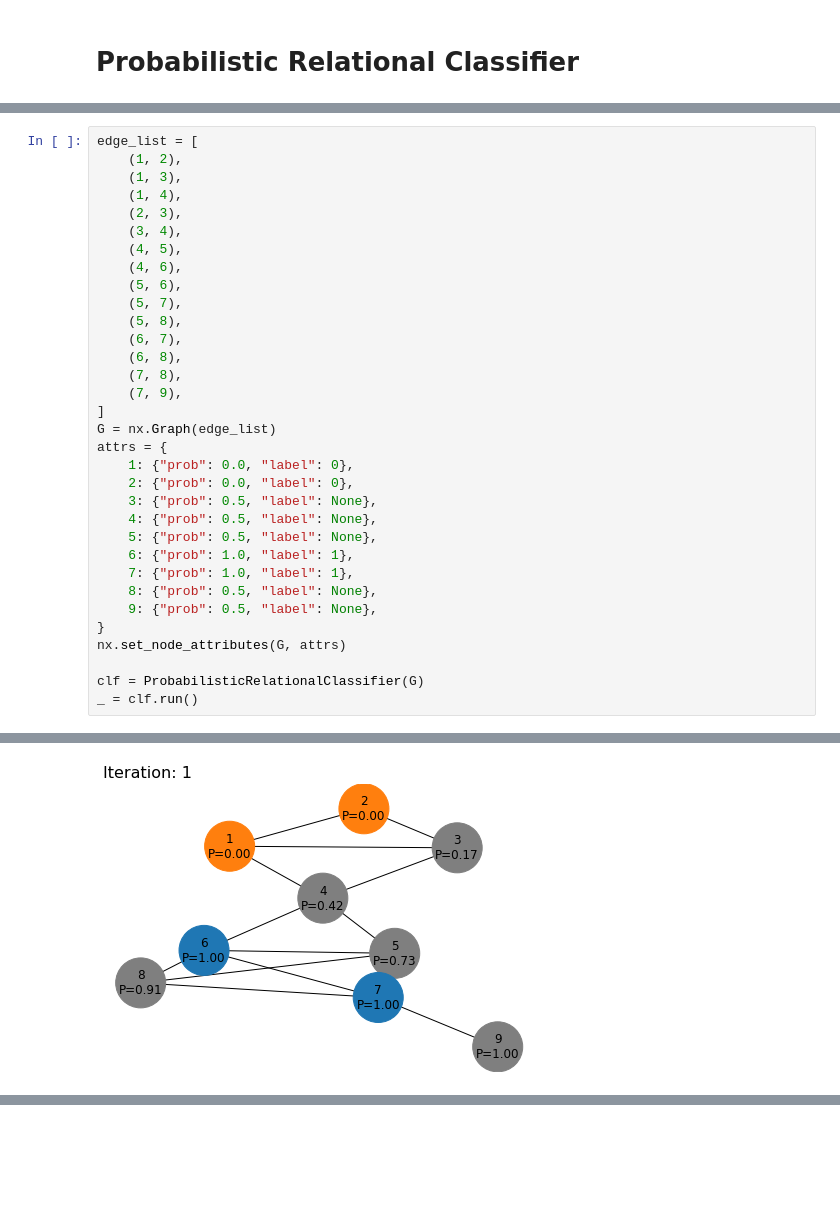
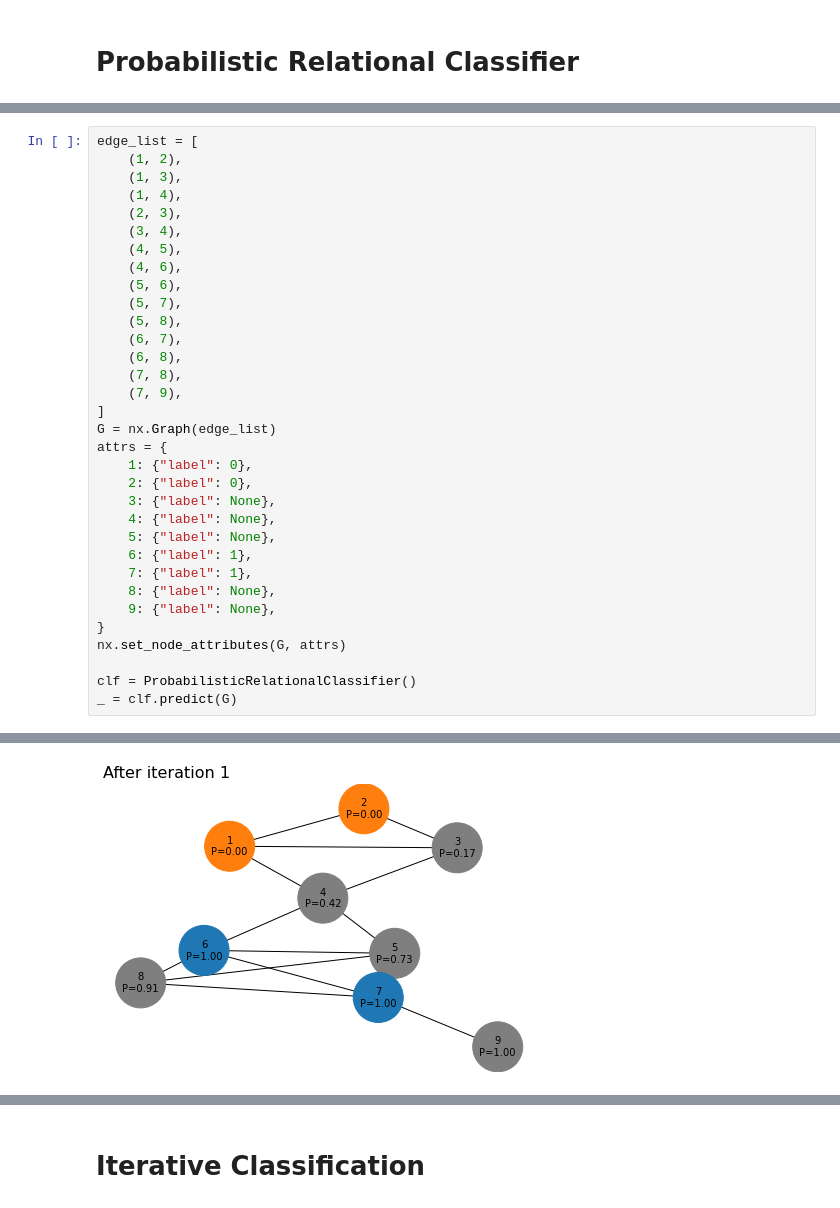
Before and after one commit to mnslarcher/cs224w-slides-to-code, a Jupyter notebook: notebooks/05-label-propagation-for-node-classification.ipynb, the cells around one changed output, grey strips where cells are left out. Saved outputs shown, nothing was run; the diff lists cells and outputs as text; blank space fills up the shorter version.

```diff
--- a/notebooks/05-label-propagation-for-node-classification.ipynb
+++ b/notebooks/05-label-propagation-for-node-classification.ipynb
@@ -93,18 +112,18 @@ edge_list = [
 ]
 G = nx.Graph(edge_list)
 attrs = {
-    1: {"prob": 0.0, "label": 0},
-    2: {"prob": 0.0, "label": 0},
-    3: {"prob": 0.5, "label": None},
-    4: {"prob": 0.5, "label": None},
-    5: {"prob": 0.5, "label": None},
-    6: {"prob": 1.0, "label": 1},
-    7: {"prob": 1.0, "label": 1},
-    8: {"prob": 0.5, "label": None},
-    9: {"prob": 0.5, "label": None},
+    1: {"label": 0},
+    2: {"label": 0},
+    3: {"label": None},
+    4: {"label": None},
+    5: {"label": None},
+    6: {"label": 1},
+    7: {"label": 1},
+    8: {"label": None},
+    9: {"label": None},
 }
 nx.set_node_attributes(G, attrs)
 
-clf = ProbabilisticRelationalClassifier(G)
-_ = clf.run()
+clf = ProbabilisticRelationalClassifier()
+_ = clf.predict(G)
 # %% [output]
@@ -112 +131 @@ _ = clf.run()
-[figure, old version]
+[figure, new version]
@@ -116,0 +136,2 @@ _ = clf.run()
+# %% [markdown]
+# Iterative Classification
```
Also changed, not shown: parts of 4 cells of this notebook.
